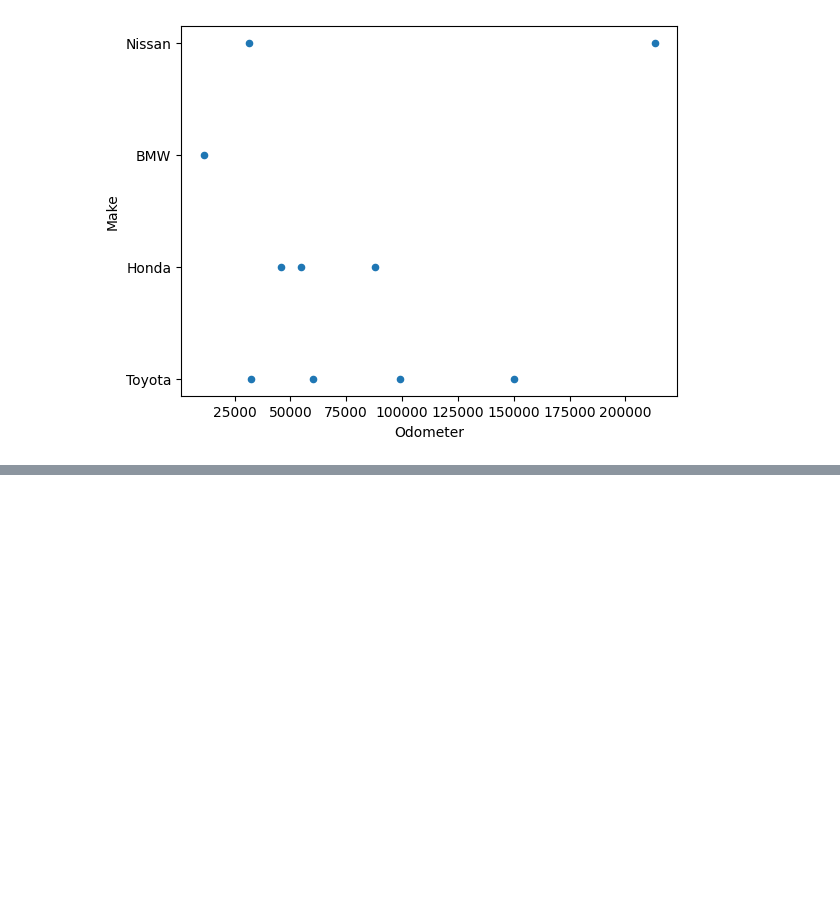
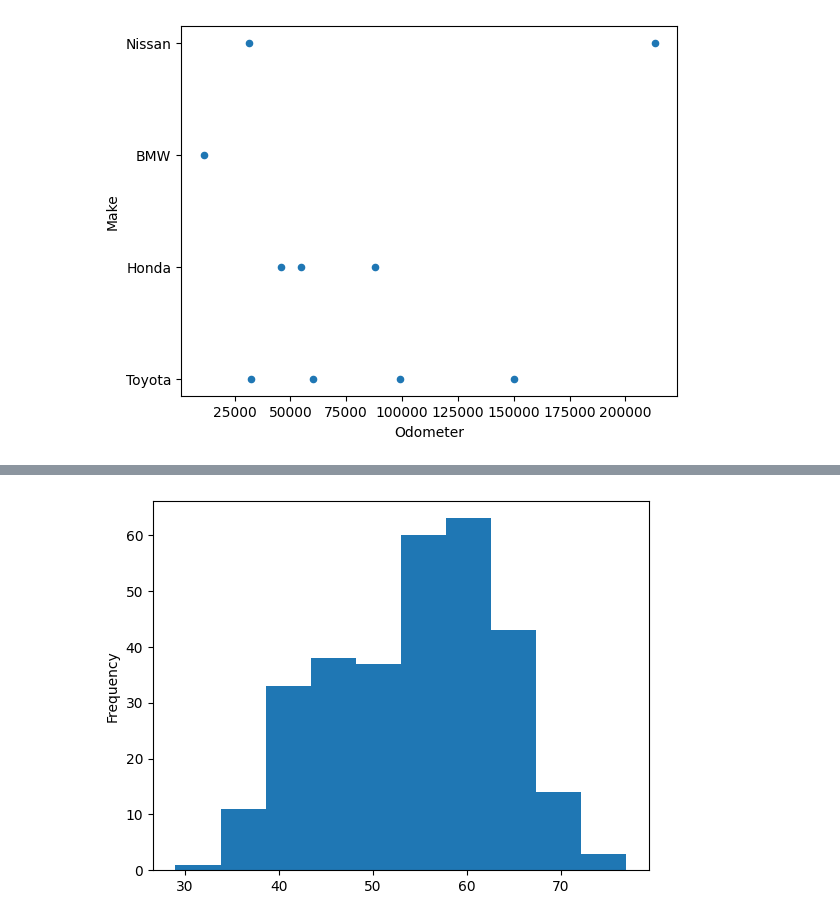
Before and after one commit to thewesternfront/Jupyter_Testintg_Jetbrains, a Jupyter notebook: Introduction-to-MatplotLib.ipynb, the cells around one changed output, grey strips where cells are left out. Cells and saved outputs as stored; diff of their text form; code cells hidden in the pictures; blank space fills up the shorter version.

```diff
--- a/Introduction-to-MatplotLib.ipynb
+++ b/Introduction-to-MatplotLib.ipynb
@@ -363,0 +366,3 @@ car_sales.plot(x="Odometer", y="Make", kind="scatter");
+# %%
+heart_disease = pd.read_csv('heart-disease.csv')
+heart_disease.head(5)
@@ -363,0 +376,5 @@ car_sales.plot(x="Odometer", y="Make", kind="scatter");
+# %%
+from matplotlib.colors import ListedColormap
+heart_disease["age"].plot(bins=10, kind="hist");
+# %% [output]
+[figure, added]
```
Also changed, not shown: parts of 16 cells of this notebook, 1 other file.
